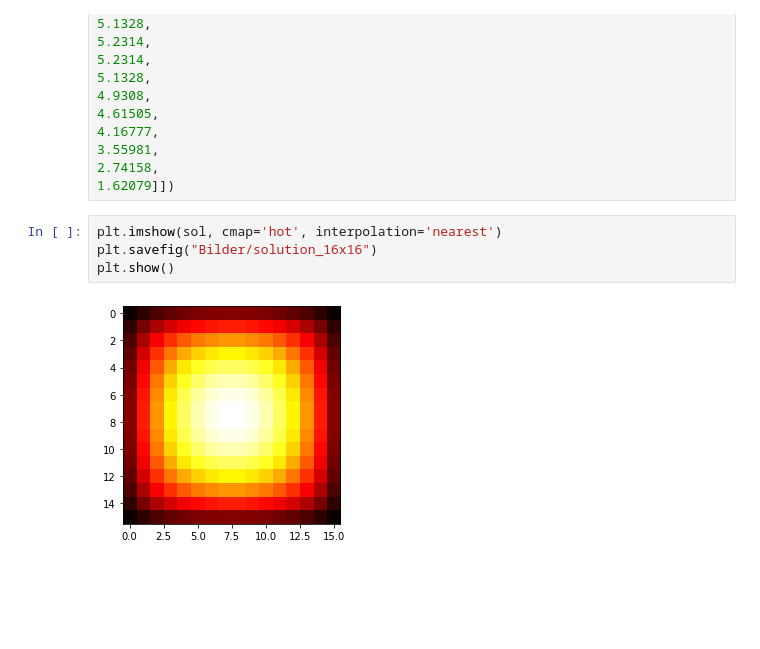
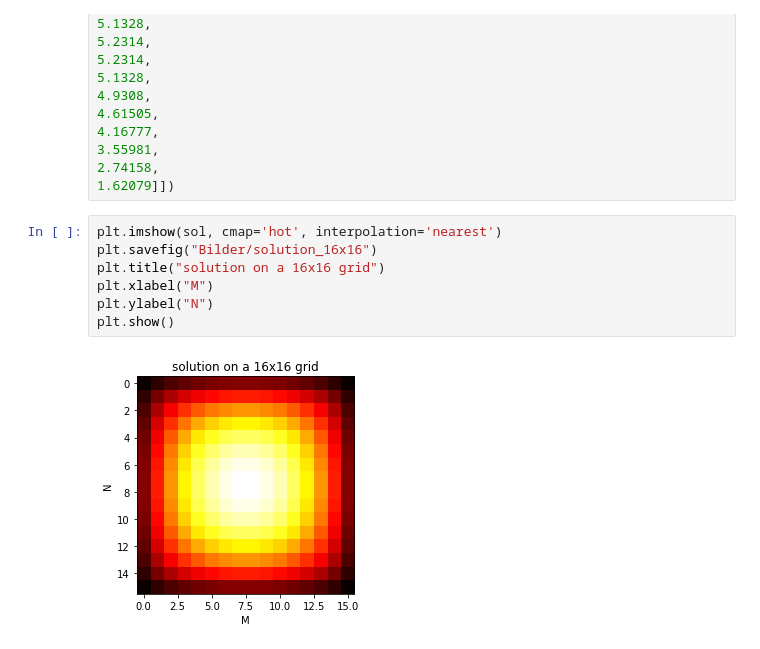
Before and after one commit to axcy0809/ManyCore, a Jupyter notebook: Alex/Ex5/plots.ipynb, the cells around one changed output. Drawn from its saved outputs; the diff is of its cells as text; blank space fills up the shorter version.

```diff
--- a/Alex/Ex5/plots.ipynb
+++ b/Alex/Ex5/plots.ipynb
@@ -263,6 +263,9 @@ sol = ([[1.62079,
 # %%
 plt.imshow(sol, cmap='hot', interpolation='nearest')
 plt.savefig("Bilder/solution_16x16")
+plt.title("solution on a 16x16 grid")
+plt.xlabel("M")
+plt.ylabel("N")
 plt.show()
 # %% [output]
-[figure, old version]
+[figure, new version]
```
Also changed, not shown: parts of 2 cells of this notebook, 10 other files.
